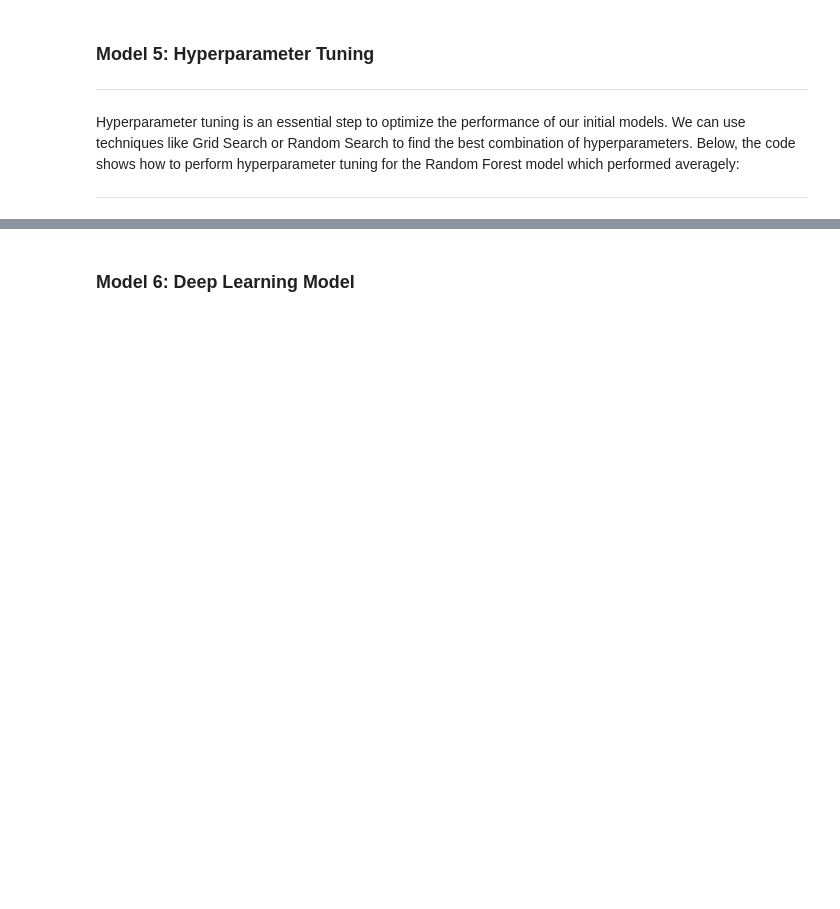
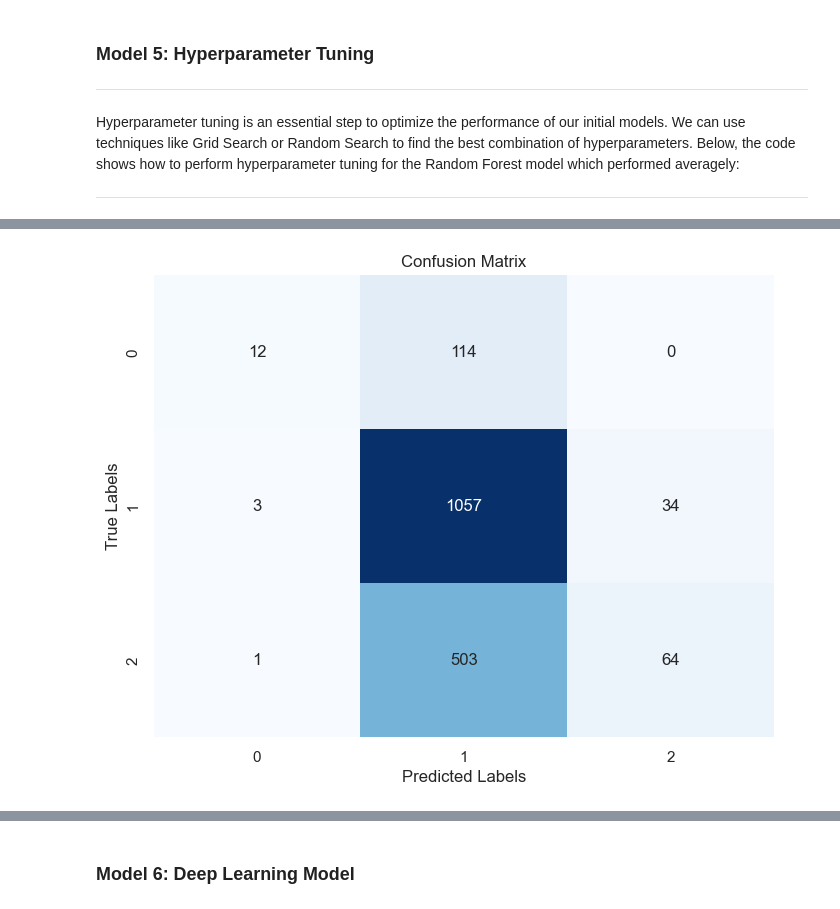
Before and after one commit to Kinuthiajoseph/Phase-4-Project-, a Jupyter notebook: index.ipynb, the cells around one changed output, grey strips where cells are left out. Saved outputs shown, nothing was run; the diff lists cells and outputs as text; code cells hidden in the pictures; blank space fills up the shorter version.

```diff
--- a/index.ipynb
+++ b/index.ipynb
@@ -1110 +1151,21 @@ Logistic Regression, Random Forest, and Tuned Random Forest models have exhibite
 ***
+# %%
+import xgboost as xgb
+# Create and train the XGBoost model
+xgb_model = xgb.XGBClassifier(random_state=42)
+xgb_model.fit(X_train_resampled, y_train_encoded)
+
+# Make predictions on the test set
+y_pred = xgb_model.predict(X_test_tfidf)
+
+# Evaluate the model
+accuracy = accuracy_score(y_test_encoded, y_pred)
+print(f"Test Accuracy: {accuracy:.4f}")
+
+# Generate a classification report
+classification_rep = classification_report(y_test_encoded, y_pred)
+print("Classification Report:\n", classification_rep)
+
+# Generate a confusion matrix
+confusion_mtx = confusion_matrix(y_test_encoded, y_pred)
+print(confusion_mtx)
@@ -1110,0 +1188,10 @@ Logistic Regression, Random Forest, and Tuned Random Forest models have exhibite
+# %%
+# Create a heatmap for the confusion matrix
+plt.figure(figsize=(8, 6))
+sns.heatmap(confusion_mtx, annot=True, fmt='d', cmap='Blues', cbar=False)
+plt.xlabel('Predicted Labels')
+plt.ylabel('True Labels')
+plt.title('Confusion Matrix')
+plt.show()
+# %% [output]
+[figure, added]
```
Also changed, not shown: parts of 33 cells of this notebook, 4 other files.
